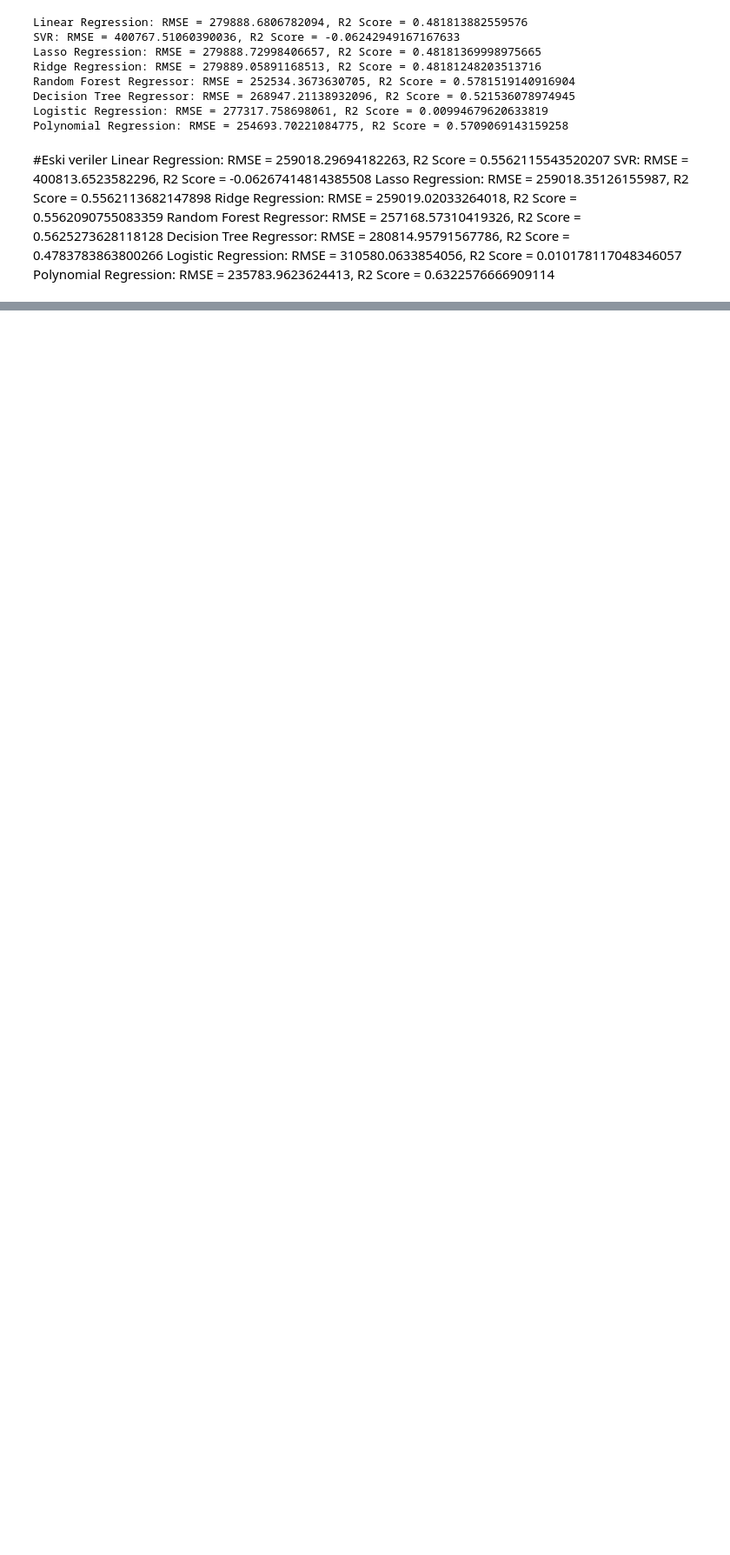
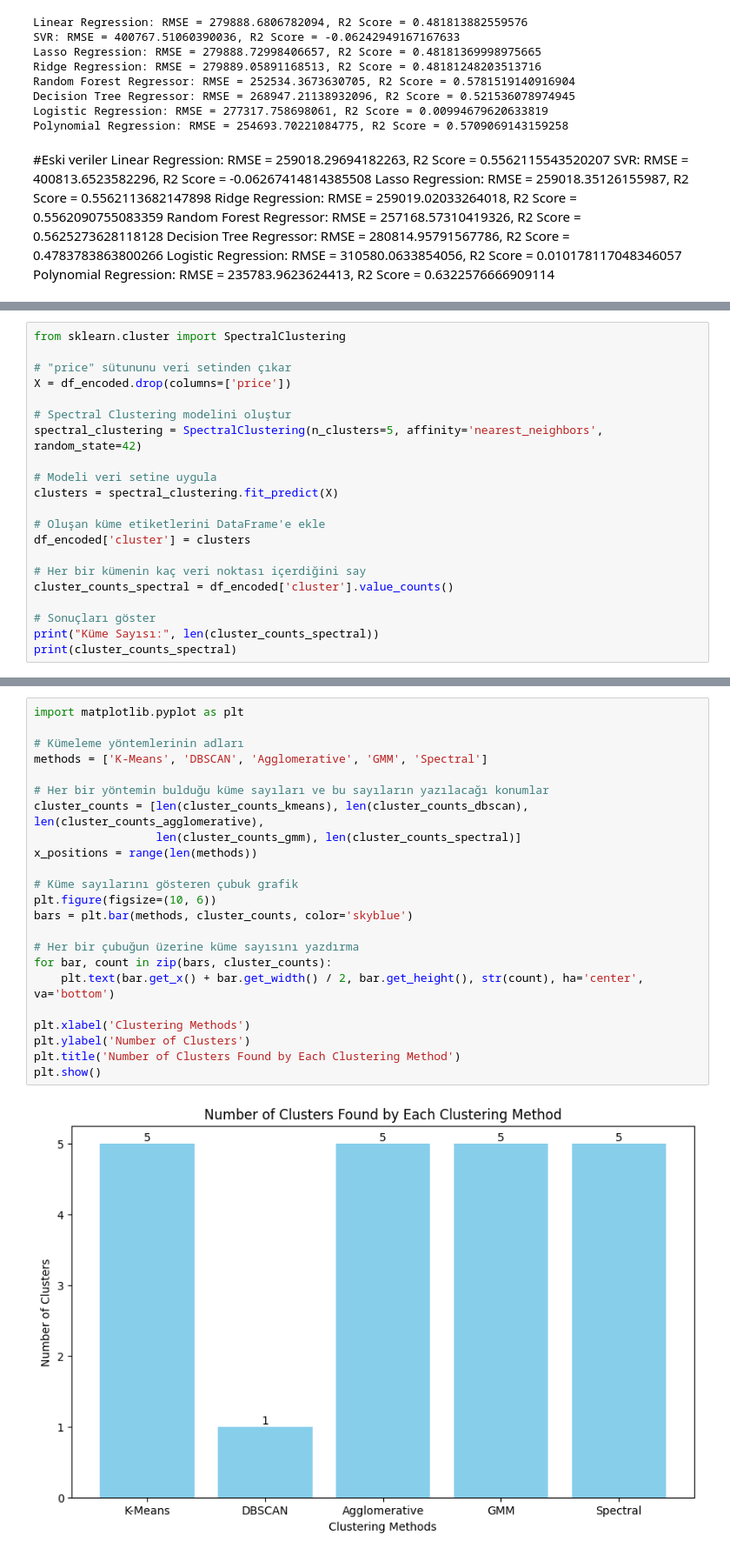
Before and after one commit to onur-tas/house_price_prediction, a Jupyter notebook: yusuf/ysf.ipynb, the cells around one changed output, grey strips where cells are left out. Shown at 87% size. Cells and saved outputs as stored; diff of their text form; blank space fills up the shorter version.

```diff
--- a/yusuf/ysf.ipynb
+++ b/yusuf/ysf.ipynb
@@ -457,0 +569,21 @@ Polynomial Regression: RMSE = 235783.9623624413, R2 Score = 0.6322576666909114
+# %%
+from sklearn.cluster import SpectralClustering
+
+# "price" sütununu veri setinden çıkar
+X = df_encoded.drop(columns=['price'])
+
+# Spectral Clustering modelini oluştur
+spectral_clustering = SpectralClustering(n_clusters=5, affinity='nearest_neighbors', random_state=42)
+
+# Modeli veri setine uygula
+clusters = spectral_clustering.fit_predict(X)
+
+# Oluşan küme etiketlerini DataFrame'e ekle
+df_encoded['cluster'] = clusters
+
+# Her bir kümenin kaç veri noktası içerdiğini say
+cluster_counts_spectral = df_encoded['cluster'].value_counts()
+
+# Sonuçları göster
+print("Küme Sayısı:", len(cluster_counts_spectral))
+print(cluster_counts_spectral)
@@ -457,0 +599,25 @@ Polynomial Regression: RMSE = 235783.9623624413, R2 Score = 0.6322576666909114
+# %%
+import matplotlib.pyplot as plt
+
+# Kümeleme yöntemlerinin adları
+methods = ['K-Means', 'DBSCAN', 'Agglomerative', 'GMM', 'Spectral']
+
+# Her bir yöntemin bulduğu küme sayıları ve bu sayıların yazılacağı konumlar
+cluster_counts = [len(cluster_counts_kmeans), len(cluster_counts_dbscan), len(cluster_counts_agglomerative),
+                  len(cluster_counts_gmm), len(cluster_counts_spectral)]
+x_positions = range(len(methods))
+
+# Küme sayılarını gösteren çubuk grafik
+plt.figure(figsize=(10, 6))
+bars = plt.bar(methods, cluster_counts, color='skyblue')
+
+# Her bir çubuğun üzerine küme sayısını yazdırma
+for bar, count in zip(bars, cluster_counts):
+    plt.text(bar.get_x() + bar.get_width() / 2, bar.get_height(), str(count), ha='center', va='bottom')
+
+plt.xlabel('Clustering Methods')
+plt.ylabel('Number of Clusters')
+plt.title('Number of Clusters Found by Each Clustering Method')
+plt.show()
+# %% [output]
+[figure, added]
```
Also changed, not shown: parts of 33 cells of this notebook.
